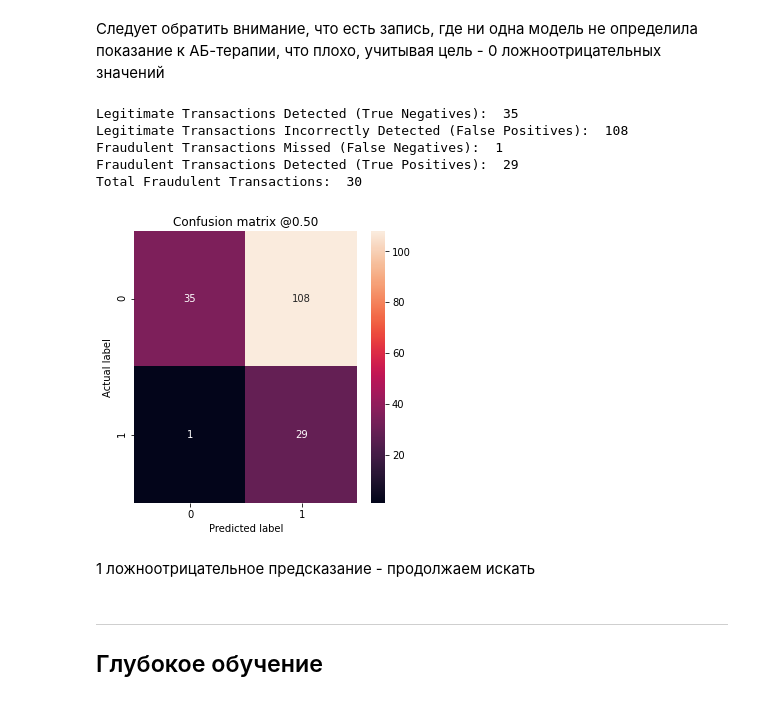
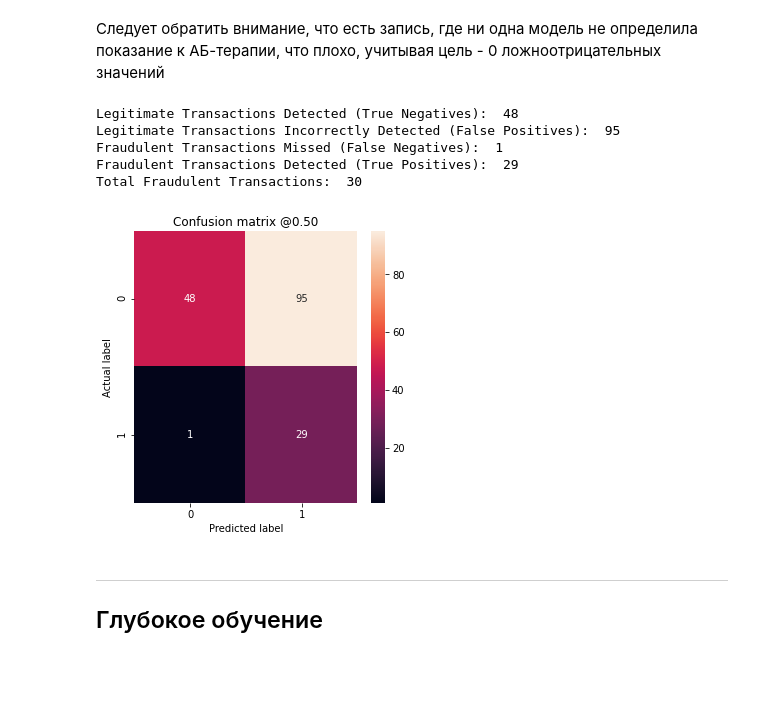
Before and after one commit to AlexAlexeyuk/Alexander.Alexeyuk, a Jupyter notebook: Копия_блокнота_"Обучение_модели_и_выводы_ipynb".ipynb, the cells around one changed output. Drawn from its saved outputs; the diff is of its cells as text; code cells hidden in the pictures; blank space fills up the shorter version.

```diff
--- a/Копия_блокнота_"Обучение_модели_и_выводы_ipynb".ipynb
+++ b/Копия_блокнота_"Обучение_модели_и_выводы_ipynb".ipynb
@@ -550,10 +424,10 @@ test_matrix = pd.DataFrame(test_matrix)
 test_matrix = test_matrix.reset_index()
 # %%
 #добавляем оценщиков к общим матрицам оценок
-test_matrix['h2o_XGB'] = h2o_XGB_model_prediction_test['predict']
-test_matrix['h2o_GBM'] = h2o_GM_model_prediction_test['predict']
-test_matrix['h2o_RF'] = h2o_RF_model_prediction_test['predict']
-test_matrix = test_matrix.drop(["Actual_labels", 'index'], axis=1)
+# test_matrix['h2o_XGB'] = h2o_XGB_model_prediction_test['predict']
+# test_matrix['h2o_GBM'] = h2o_GM_model_prediction_test['predict']
+# test_matrix['h2o_RF'] = h2o_RF_model_prediction_test['predict']
+# test_matrix = test_matrix.drop(["Actual_labels", 'index'], axis=1)
 Y_test = Y_test.reset_index()
 test_matrix['Actual_labels'] = Y_test["Ab_ind"]
 # %%
@@ -601,26 +475,26 @@ def plot_cm(labels, predictions, p=0.5):
 # %%
 test_matrix['STACK'] = (test_matrix['Logistic'] +
                         test_matrix['SVM'] +
                         test_matrix['CatBoost'] +
                         test_matrix['LGBM'] +
-                        test_matrix['h2o_XGB'] +
-                        test_matrix['h2o_GBM'] +
-                        test_matrix['h2o_RF'] )
+                        # test_matrix['h2o_XGB'] +
+                        # test_matrix['h2o_GBM'] +
+                        # test_matrix['h2o_RF'] +
+                        test_matrix["XGB"] +
+                        test_matrix["RF"])
 # Определил признак "Стэк", если он больше или равен 1 = 1, иначе = 0
 test_matrix['STACK'] = test_matrix['STACK'].map(lambda
                                                 x: x + 1 - x
                                                 if x >= 1
                                                 else 0)
 plot_cm(test_matrix['Actual_labels'], test_matrix['STACK'])
 # %% [output]
-Legitimate Transactions Detected (True Negatives):  35
-Legitimate Transactions Incorrectly Detected (False Positives):  108
+Legitimate Transactions Detected (True Negatives):  48
+Legitimate Transactions Incorrectly Detected (False Positives):  95
 Fraudulent Transactions Missed (False Negatives):  1
 Fraudulent Transactions Detected (True Positives):  29
 Total Fraudulent Transactions:  30
-[figure, old version]
+[figure, new version]
-# %% [markdown]
-1 ложноотрицательное предсказание - продолжаем искать
 # %% [markdown]
 
 
```
Also changed, not shown: parts of 36 cells of this notebook.
